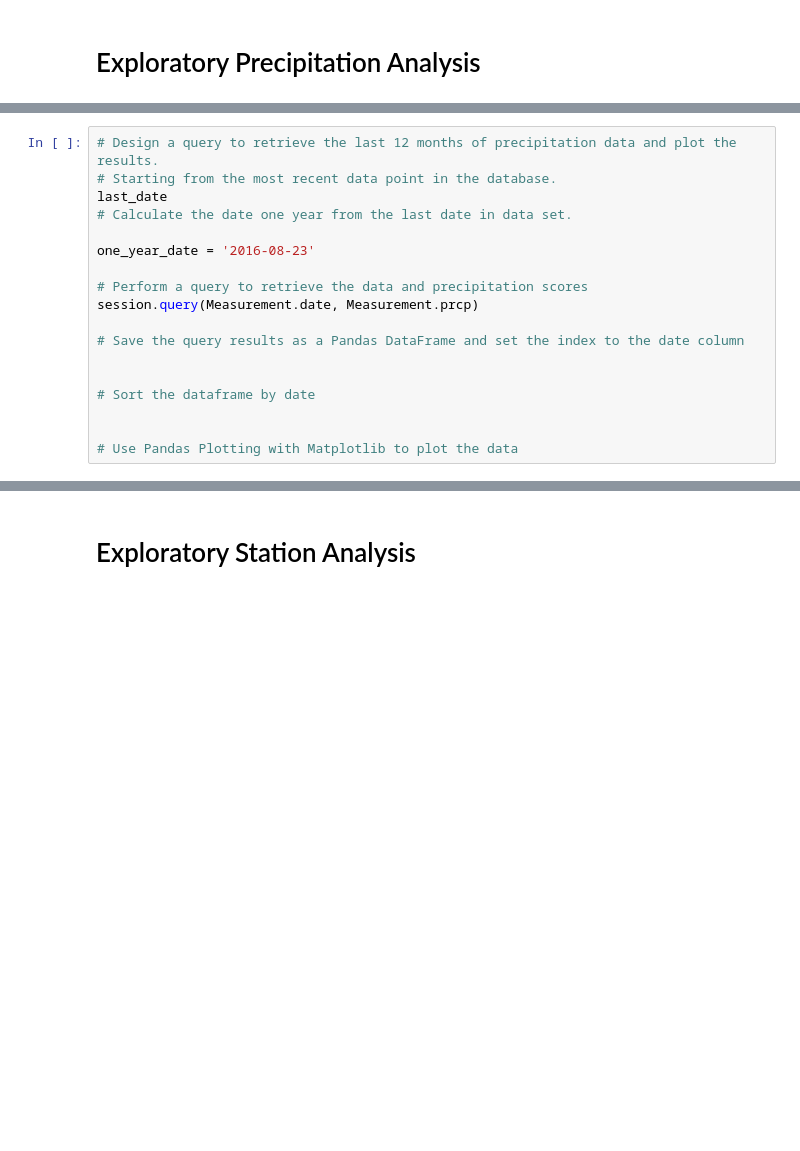
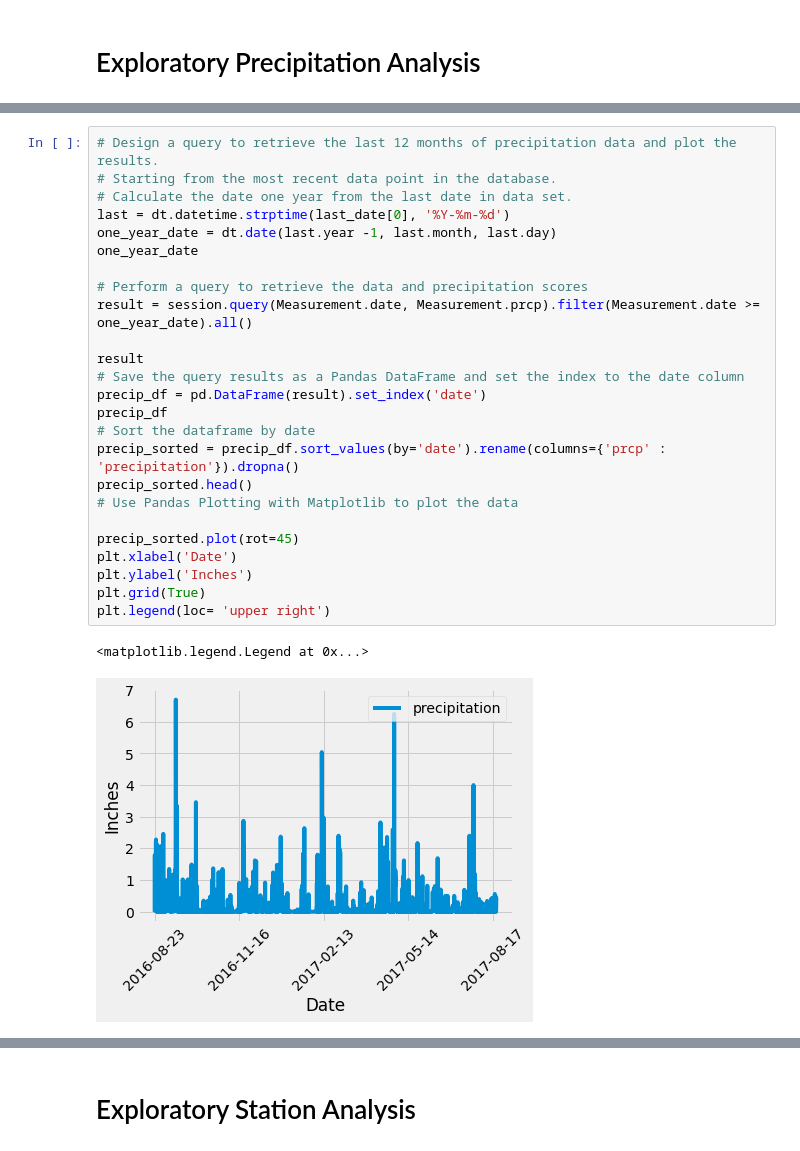
Before and after one commit to collinmpage/SQLAlchemy-challenge, a Jupyter notebook: climate_analysis.ipynb, the cells around one changed output, grey strips where cells are left out. Cells and saved outputs as stored; diff of their text form; blank space fills up the shorter version.

```diff
--- a/climate_analysis.ipynb
+++ b/climate_analysis.ipynb
@@ -50,20 +50,30 @@ last_date
 # %%
 # Design a query to retrieve the last 12 months of precipitation data and plot the results.
 # Starting from the most recent data point in the database.
-last_date
 # Calculate the date one year from the last date in data set.
-
-one_year_date = '2016-08-23'
+last = dt.datetime.strptime(last_date[0], '%Y-%m-%d')
+one_year_date = dt.date(last.year -1, last.month, last.day)
+one_year_date
 
 # Perform a query to retrieve the data and precipitation scores
-session.query(Measurement.date, Measurement.prcp)
+result = session.query(Measurement.date, Measurement.prcp).filter(Measurement.date >= one_year_date).all()
 
+result
 # Save the query results as a Pandas DataFrame and set the index to the date column
+precip_df = pd.DataFrame(result).set_index('date')
+precip_df
+# Sort the dataframe by date
+precip_sorted = precip_df.sort_values(by='date').rename(columns={'prcp' : 'precipitation'}).dropna()
+precip_sorted.head()
+# Use Pandas Plotting with Matplotlib to plot the data
 
-
-# Sort the dataframe by date
-
-
-# Use Pandas Plotting with Matplotlib to plot the data
+precip_sorted.plot(rot=45)
+plt.xlabel('Date')
+plt.ylabel('Inches')
+plt.grid(True)
+plt.legend(loc= 'upper right')
+# %% [output]
+<matplotlib.legend.Legend at 0x...>
+[figure, added]
 # %%
 # Use Pandas to calcualte the summary statistics for the precipitation data
```
Also changed, not shown: parts of 5 cells of this notebook.
